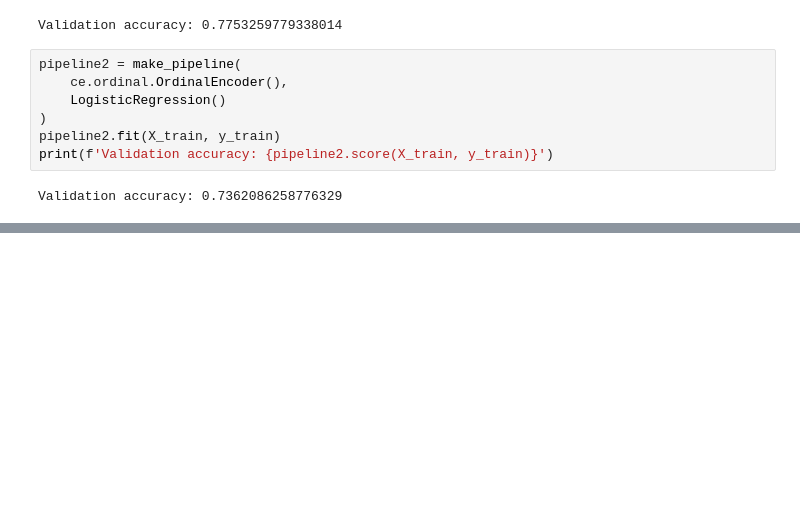
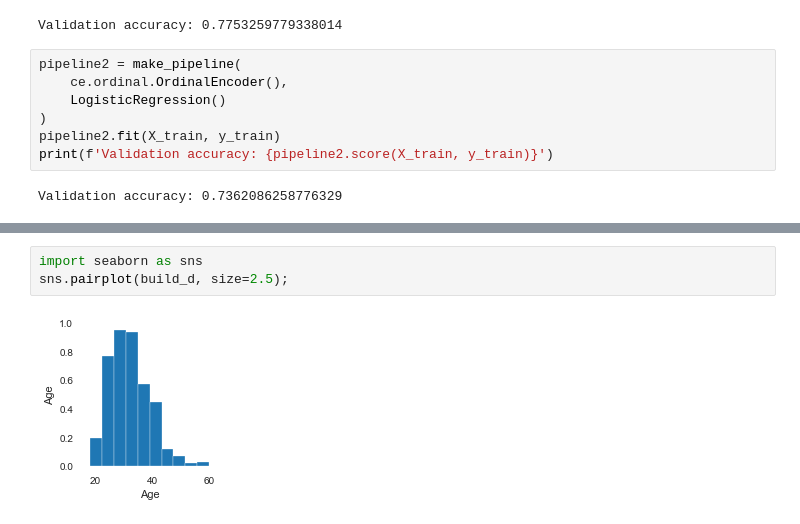
Before and after one commit to rawalk/Build_2, a Jupyter notebook: Untitled.ipynb, the cells around one changed output, grey strips where cells are left out. Cells and saved outputs as stored; diff of their text form; blank space fills up the shorter version.

```diff
--- a/Untitled.ipynb
+++ b/Untitled.ipynb
@@ -414,0 +451,5 @@ Validation accuracy: 0.7362086258776329
+# %%
+import seaborn as sns
+sns.pairplot(build_d, size=2.5);
+# %% [output]
+[figure, added]
```
Also changed, not shown: parts of 14 cells of this notebook.
